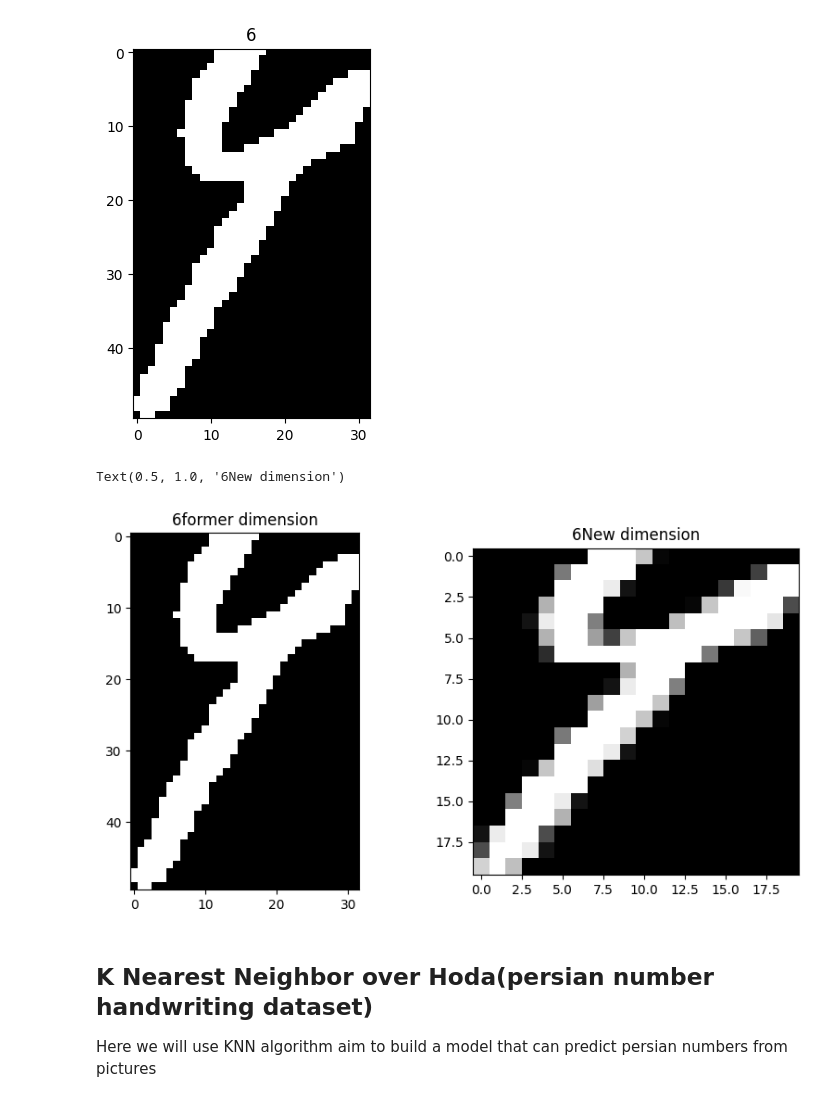
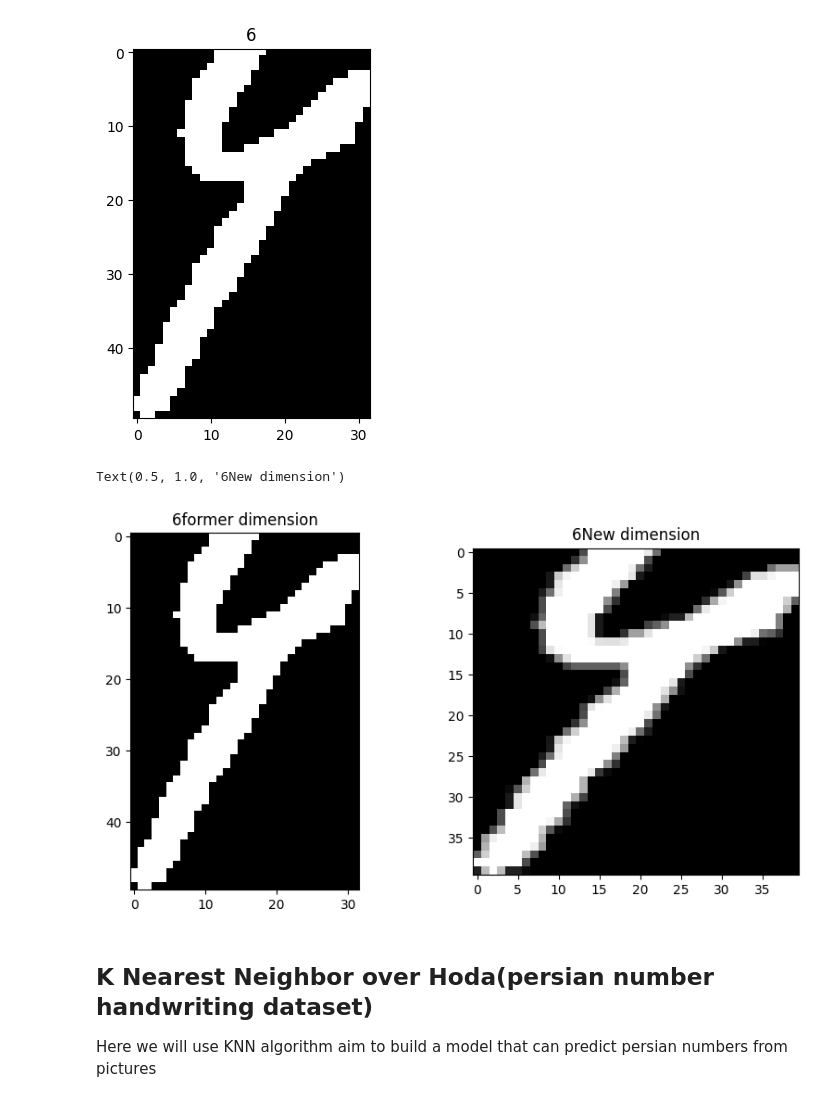
Before and after one commit to Abtinz/Computer-Vision-OpenCV-Yolo, a Jupyter notebook: OpenCV/segmentation/KNN-Handwritting/persian.ipynb, the cells around one changed output. Drawn from its saved outputs; the diff is of its cells as text; code cells hidden in the pictures.

Commit message:
Lets Draw and Test persian numbers

```diff
--- a/OpenCV/segmentation/KNN-Handwritting/persian.ipynb
+++ b/OpenCV/segmentation/KNN-Handwritting/persian.ipynb
@@ -30,15 +30,15 @@ dict_keys(['__header__', '__version__', '__globals__', 'Data', 'labels'])
 # %%
 #lets make the data dimensions uniform and equal
 #cv2.resize -> will get and img and will resize it to the new dimension
-X_train_5by5 = [cv2.resize(img, dsize=(20, 20)) for img in X_train_original]
-X_test_5by_5 = [cv2.resize(img, dsize=(20, 20)) for img in X_test_original]
+X_train_5by5 = [cv2.resize(img, dsize=(40, 40)) for img in X_train_original]
+X_test_5by_5 = [cv2.resize(img, dsize=(40, 40)) for img in X_test_original]
 
 #lets test the dataset and see a random number
 plt.figure(figsize=[10,5])
 plt.subplot(121);plt.imshow(X_train_original[210], cmap='gray'); plt.title(str(y_train[210]) + "former dimension")
 plt.subplot(122);plt.imshow(X_train_5by5[210], cmap='gray'); plt.title(str(y_train[210]) + "New dimension")
 # %% [output]
 Text(0.5, 1.0, '6New dimension')
-[figure, old version]
+[figure, new version]
 # %%
 #lets reshape our data sets
```
Also changed, not shown: parts of 4 cells of this notebook.
